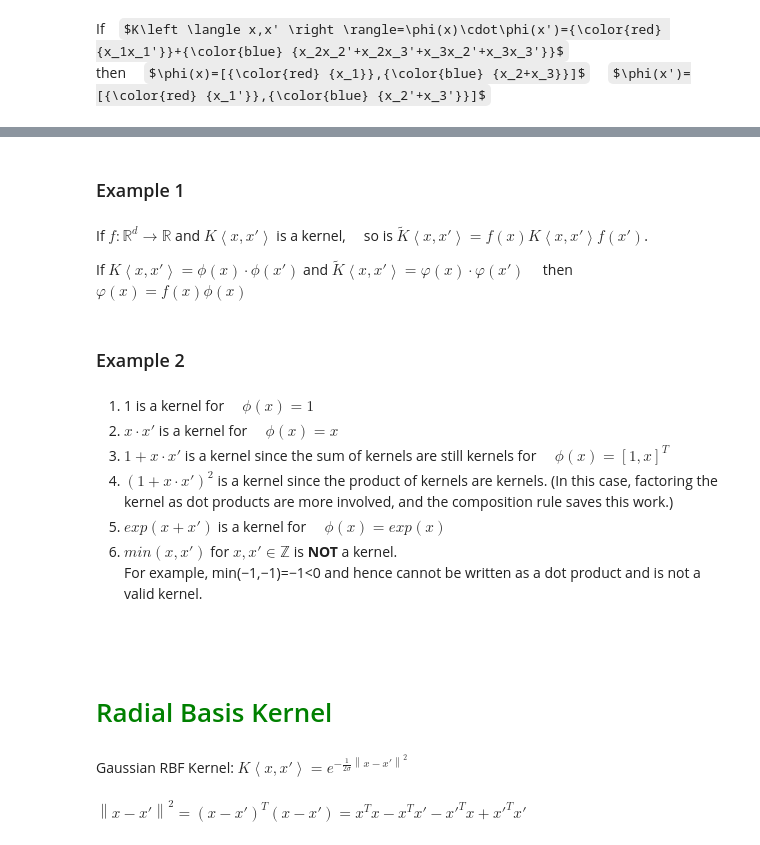
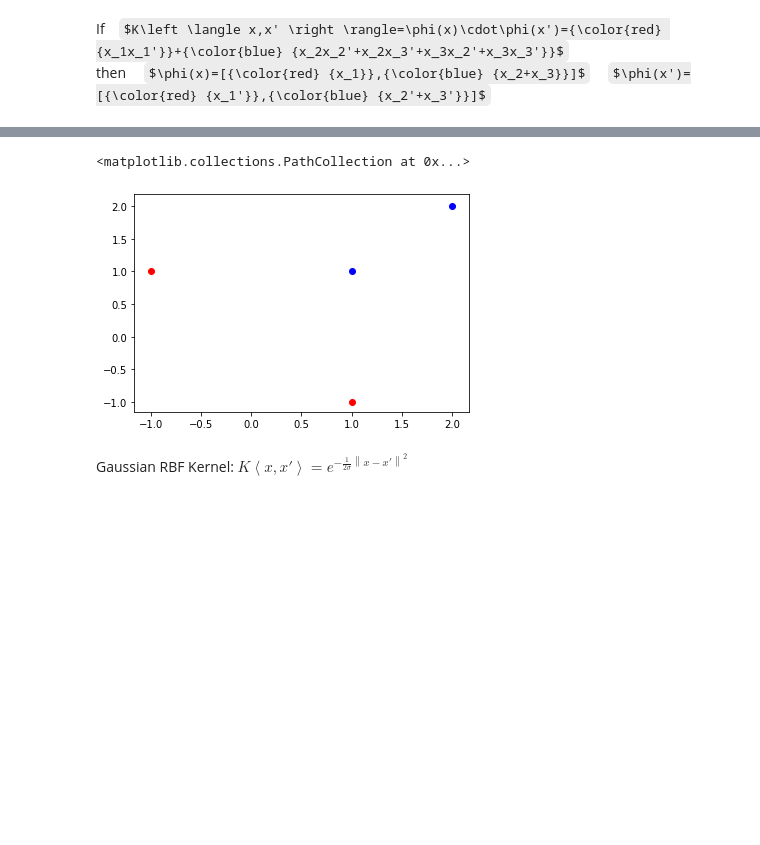
Before and after one commit to feiyiwang/feiyiwang.github.io, a Jupyter notebook: notebook/jupyter/lc_lr.ipynb, the cells around one changed output, grey strips where cells are left out. Drawn from its saved outputs; the diff is of its cells as text; code cells hidden in the pictures; some formulas as TeX source; blank space fills up the shorter version.

```diff
--- a/notebook/jupyter/lc_lr.ipynb
+++ b/notebook/jupyter/lc_lr.ipynb
@@ -106,22 +295,10 @@ $K\left \langle x,x' \right \rangle = K_1\left \langle x,x' \right \rangle + K_2
-# %% [markdown]
-### Example 1
-# %% [markdown]
-If  $f:\mathbb{R}^d \rightarrow \mathbb{R}$ and  $K\left \langle x,x' \right \rangle$  is a kernel, &nbsp;&nbsp;&nbsp; so is $\widetilde{K}\left \langle x,x' \right \rangle=f(x)K\left \langle x,x' \right \rangle f(x')$. <br>
-
-If $K\left \langle x,x' \right \rangle=\phi(x) \cdot \phi(x')$ and $\widetilde{K}\left \langle x,x' \right \rangle=\varphi(x) \cdot \varphi(x')$ &nbsp;&nbsp;&nbsp; then $\varphi(x)=f(x)\phi(x)$
-# %% [markdown]
-### Example 2
-# %% [markdown]
-1. 1 is a kernel for &nbsp;&nbsp;&nbsp; $\phi(x)=1$
-2. $x\cdot x'$ is a kernel for &nbsp;&nbsp;&nbsp; $\phi(x)=x$
-3. $1+x \cdot x'$ is a kernel since the sum of kernels are still kernels for &nbsp;&nbsp;&nbsp; $\phi(x)=[1,x]^T$
-4. $(1+x \cdot x')^2$ is a kernel since the product of kernels are kernels. (In this case, factoring the kernel as dot products are more involved, and the composition rule saves this work.)
-5. $exp(x+x')$ is a kernel for &nbsp;&nbsp;&nbsp; $\phi(x)=exp(x)$
-6. $min(x,x') $ for $  x, x' \in \mathbb{Z}$ is <b>NOT</b> a kernel. <br> For example,  min(−1,−1)=−1<0  and hence cannot be written as a dot product and is not a valid kernel.
-# %% [markdown]
-<br><br>
-# <font color='green'>Radial Basis Kernel</font>
+# %%
+plt.scatter(-1, 1, c='red')
+plt.scatter(1, -1, c='red')
+plt.scatter(1, 1, c='blue')
+plt.scatter(2, 2, c='blue')
+# %% [output]
+<matplotlib.collections.PathCollection at 0x...>
+[figure, added]
 # %% [markdown]
 Gaussian RBF Kernel:  $K\left \langle x,x' \right \rangle = e^{-\frac{1}{2\sigma}\left \| x-x' \right \|^2}$
-# %% [markdown]
-$\left \| x-x' \right \|^2=(x-x')^T(x-x')=x^Tx-x^Tx'-x'^Tx+x'^Tx'$
```
Also changed, not shown: parts of 55 cells of this notebook, 15 other files.
